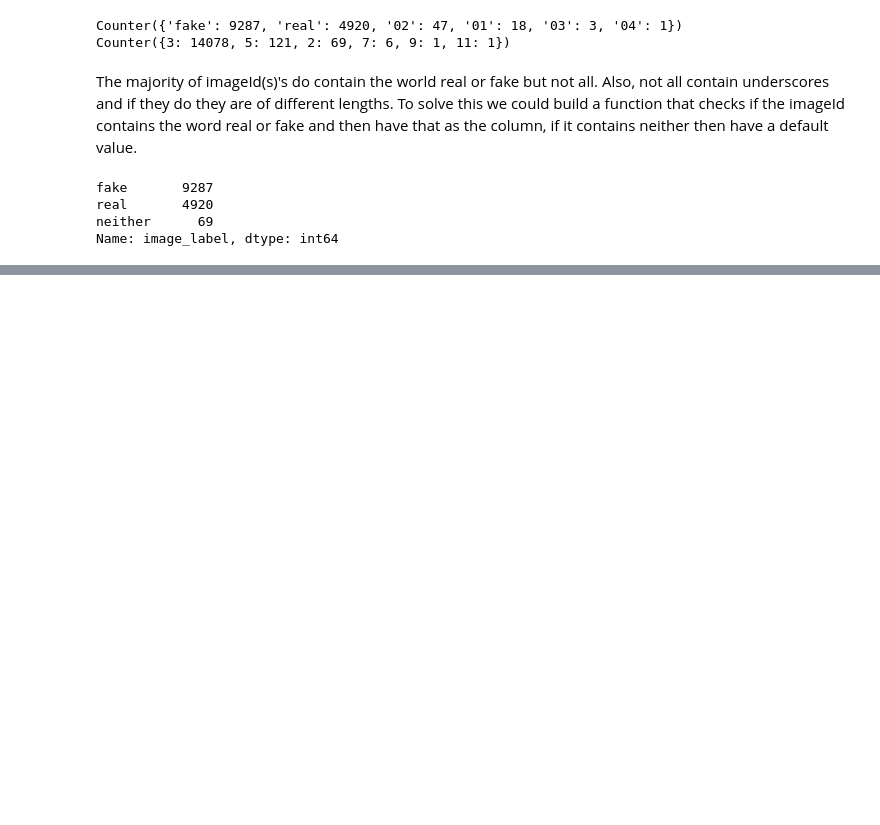
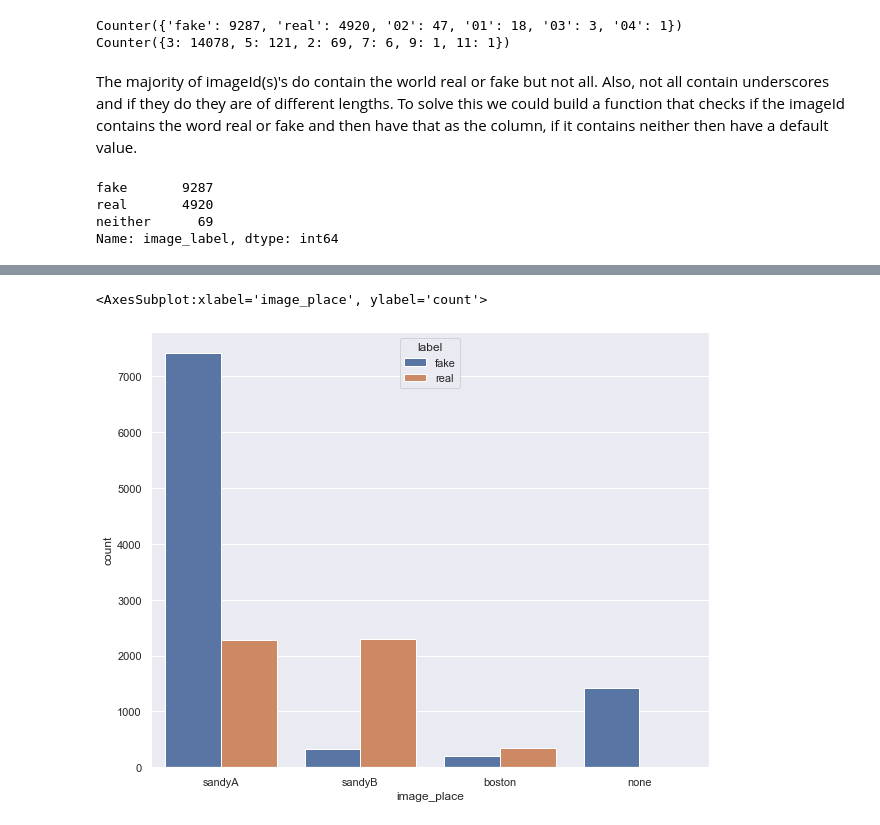
Before and after one commit to wjsavage/tweet-prediction, a Jupyter notebook: tweets.ipynb, the cells around one changed output, grey strips where cells are left out. Drawn from its saved outputs; the diff is of its cells as text; code cells hidden in the pictures; blank space fills up the shorter version.

```diff
--- a/tweets.ipynb
+++ b/tweets.ipynb
@@ -265,0 +327,10 @@ NEXT STAGE - can we generate a column that has more than fake and real
+# %%
+def map_image_place2(id: str):
+    if "sandyA" in id:
+        return "sandyA"
+    elif "sandyB" in id:
+        return "sandyB"
+    elif "boston" in id:
+        return "boston"
+    else:
+        return "none"
@@ -265,0 +346,5 @@ NEXT STAGE - can we generate a column that has more than fake and real
+# %%
+sns.countplot(x="image_place", hue='label', data=data_raw)
+# %% [output]
+<AxesSubplot:xlabel='image_place', ylabel='count'>
+[figure, added]
```
Also changed, not shown: parts of 10 cells of this notebook.
